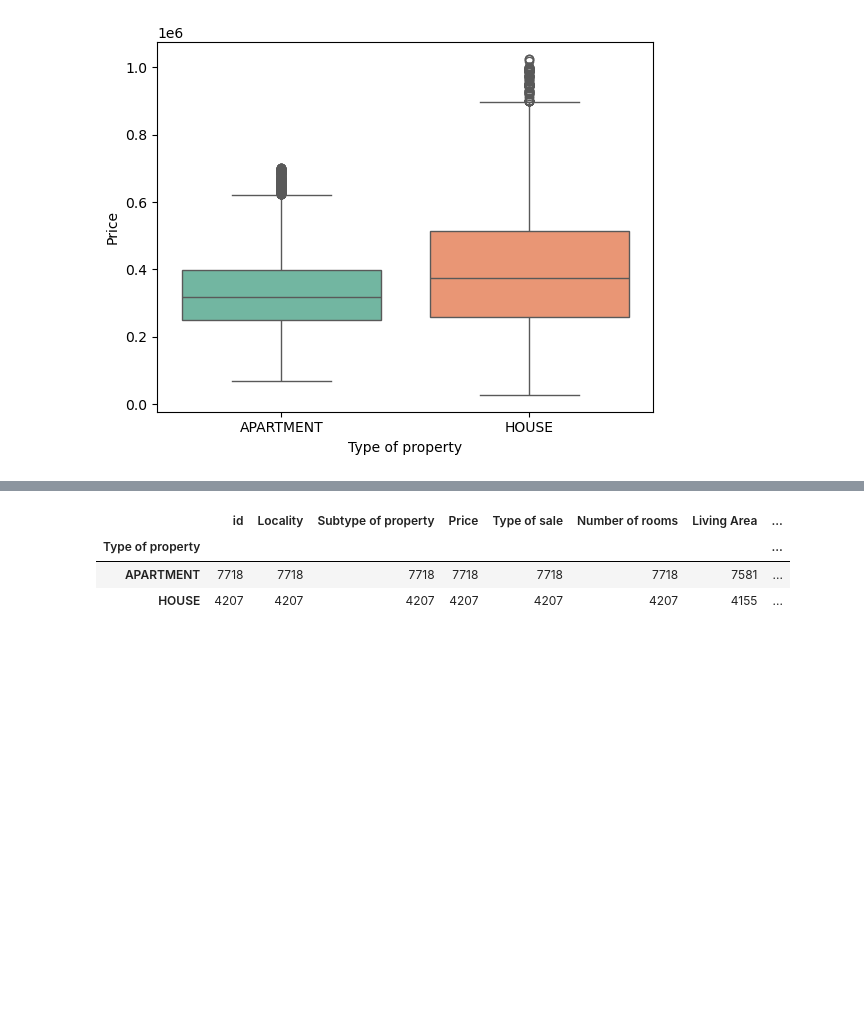
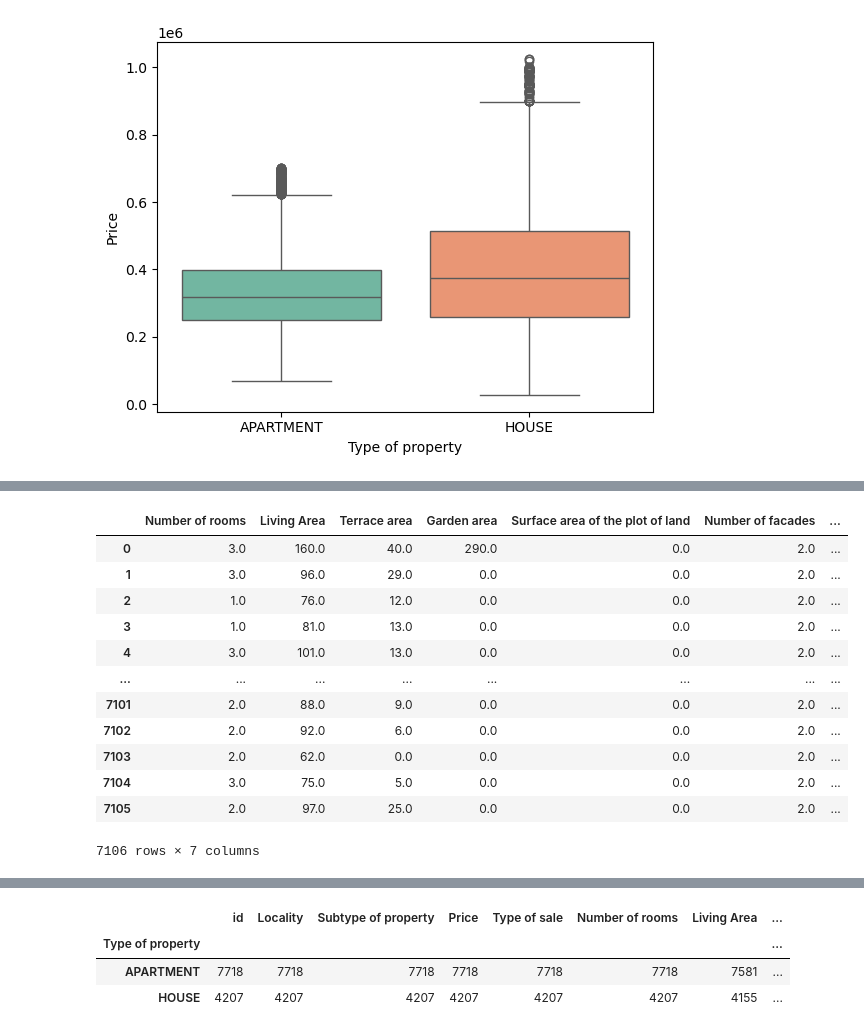
Before and after one commit to kvnpotter/ImmoData-EDA, a Jupyter notebook: DataCleaningKevin.ipynb, the cells around one changed output, grey strips where cells are left out. Drawn from its saved outputs; the diff is of its cells as text; code cells hidden in the pictures; blank space fills up the shorter version.

```diff
--- a/DataCleaningKevin.ipynb
+++ b/DataCleaningKevin.ipynb
@@ -783,0 +892,21 @@ Deal with other outliers using DBSCAN on Euclidian distance
+# %%
+# 3.1.3 - Optimal parameter values using linear grid search and silhouette score
+
+best_score_appt = -1
+best_params_appt = (None, None)
+
+for eps in np.linspace(6000, 8000, num=20):  # Adjust range as needed
+    for min_samples in range(2, 10):
+        db = DBSCAN(eps=eps, min_samples=min_samples).fit(apartments_scaled_data)
+        labels = db.labels_
+        # Only calculate silhouette score if more than 1 cluster is formed
+        if len(set(labels)) > 1:
+            score = silhouette_score(apartments_scaled_data, labels)
+            if score > best_score:
+                best_score_appt = score
+                best_params_appt = (eps, min_samples)
+                print(f"adjusted to better params for eps= {eps} and min_samples= {min_samples}")
+        else:
+            print(f"Only one cluster found for eps= {eps} and min_samples= {min_samples}")
+
+print(f'Best silhouette score: {best_score_appt:.2f} with eps={best_params_appt[0]:.2f} and min_samples={best_params_appt[1]}')
@@ -783,0 +932,23 @@ Deal with other outliers using DBSCAN on Euclidian distance
+# %%
+# 3.2 applying DBSCAN to identify outliers
+
+dbscan_apartments = DBSCAN(eps=7000, min_samples=min_samples)  # Parameters may need tuning
+clusters_apartments = dbscan_apartments.fit_predict(apartments_scaled_data)
+
+df_apartments_temp_imputed['DBSCAN_Cluster'] = clusters_apartments
+
+df_apartments_temp_imputed
+# %% [output]
+|  | Number of rooms | Living Area | Terrace area | Garden area | Surface area of the plot of land | Number of facades | ... |
+| 0 | 3.0 | 160.0 | 40.0 | 290.0 | 0.0 | 2.0 | ... |
+| 1 | 3.0 | 96.0 | 29.0 | 0.0 | 0.0 | 2.0 | ... |
+| 2 | 1.0 | 76.0 | 12.0 | 0.0 | 0.0 | 2.0 | ... |
+| 3 | 1.0 | 81.0 | 13.0 | 0.0 | 0.0 | 2.0 | ... |
+| 4 | 3.0 | 101.0 | 13.0 | 0.0 | 0.0 | 2.0 | ... |
+| ... | ... | ... | ... | ... | ... | ... | ... |
+| 7101 | 2.0 | 88.0 | 9.0 | 0.0 | 0.0 | 2.0 | ... |
+| 7102 | 2.0 | 92.0 | 6.0 | 0.0 | 0.0 | 2.0 | ... |
+| 7103 | 2.0 | 62.0 | 0.0 | 0.0 | 0.0 | 2.0 | ... |
+| 7104 | 3.0 | 75.0 | 5.0 | 0.0 | 0.0 | 2.0 | ... |
+| 7105 | 2.0 | 97.0 | 25.0 | 0.0 | 0.0 | 2.0 | ... |
+7106 rows × 7 columns
```
Also changed, not shown: parts of 12 cells of this notebook.
